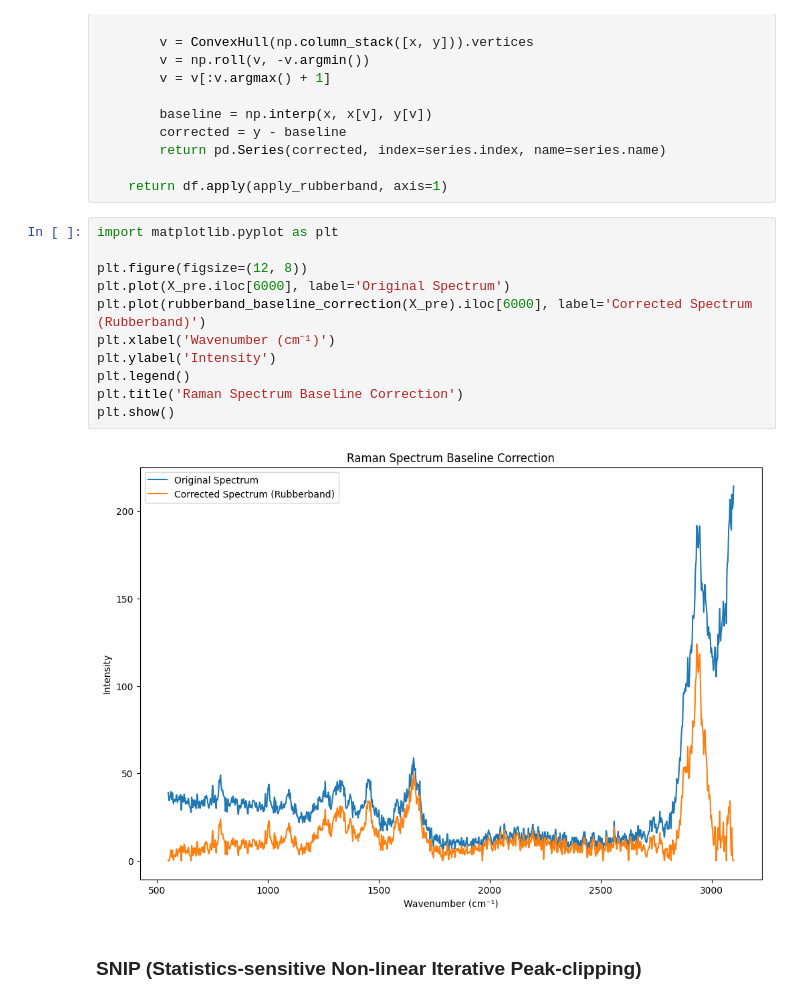
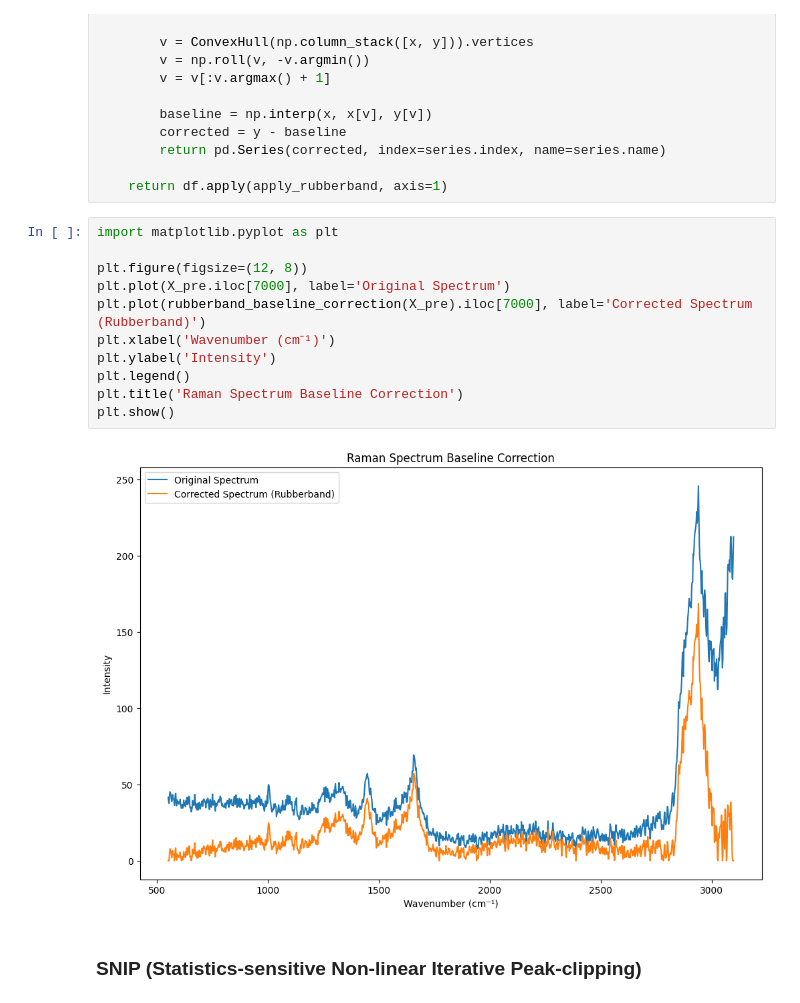
Before and after one commit to dcalonge/TFM, a Jupyter notebook: tfm.ipynb, the cells around one changed output. Cells and saved outputs as stored; diff of their text form.

```diff
--- a/tfm.ipynb
+++ b/tfm.ipynb
@@ -204,16 +219,16 @@ def rubberband_baseline_correction(df):
 # %%
 import matplotlib.pyplot as plt
 
 plt.figure(figsize=(12, 8))
-plt.plot(X_pre.iloc[6000], label='Original Spectrum')
-plt.plot(rubberband_baseline_correction(X_pre).iloc[6000], label='Corrected Spectrum (Rubberband)')
+plt.plot(X_pre.iloc[7000], label='Original Spectrum')
+plt.plot(rubberband_baseline_correction(X_pre).iloc[7000], label='Corrected Spectrum (Rubberband)')
 plt.xlabel('Wavenumber (cm⁻¹)')
 plt.ylabel('Intensity')
 plt.legend()
 plt.title('Raman Spectrum Baseline Correction')
 plt.show()
 # %% [output]
-[figure, old version]
+[figure, new version]
 # %% [markdown]
 ### SNIP (Statistics-sensitive Non-linear Iterative Peak-clipping)
 # %%
```
Also changed, not shown: parts of 47 cells of this notebook.
